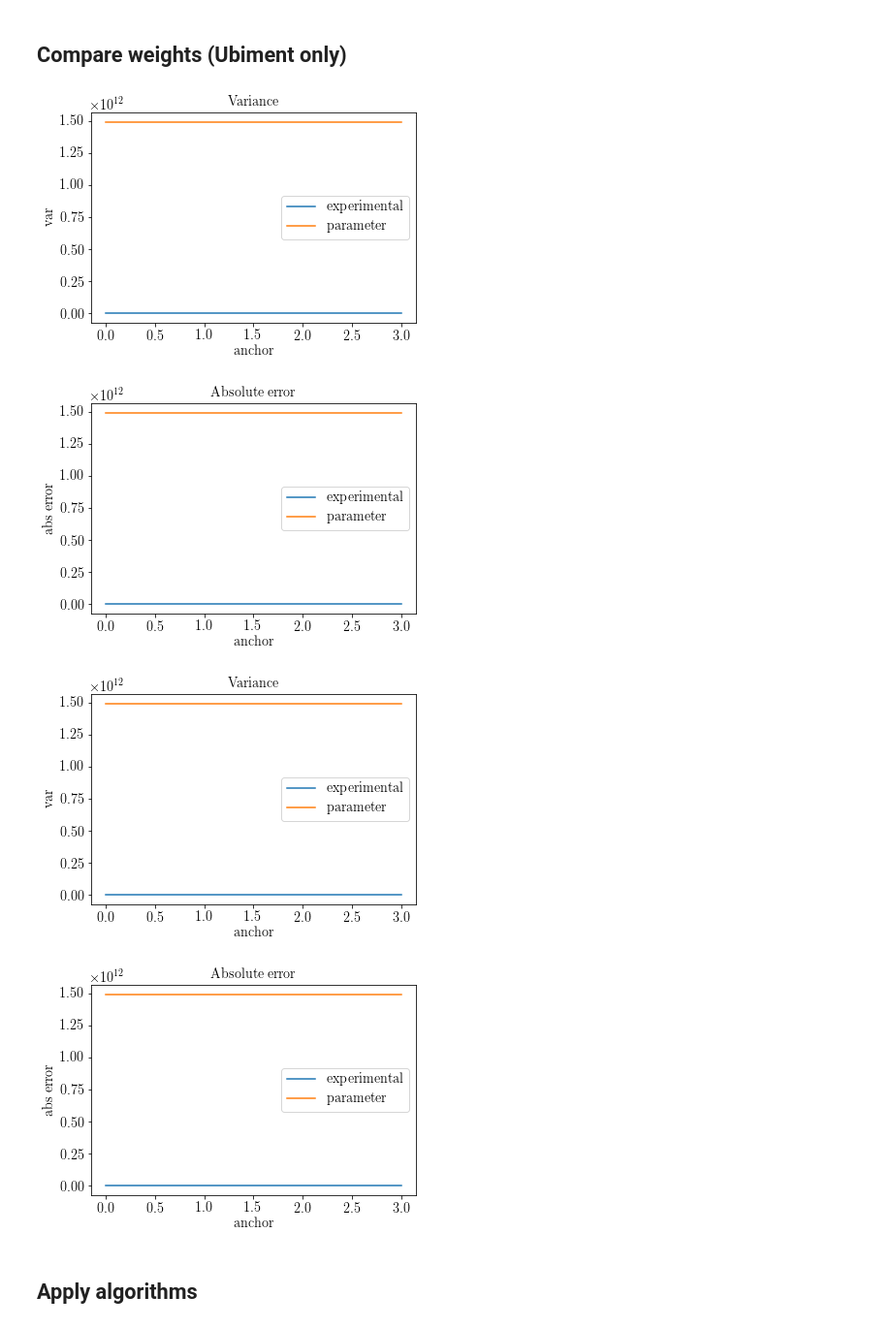
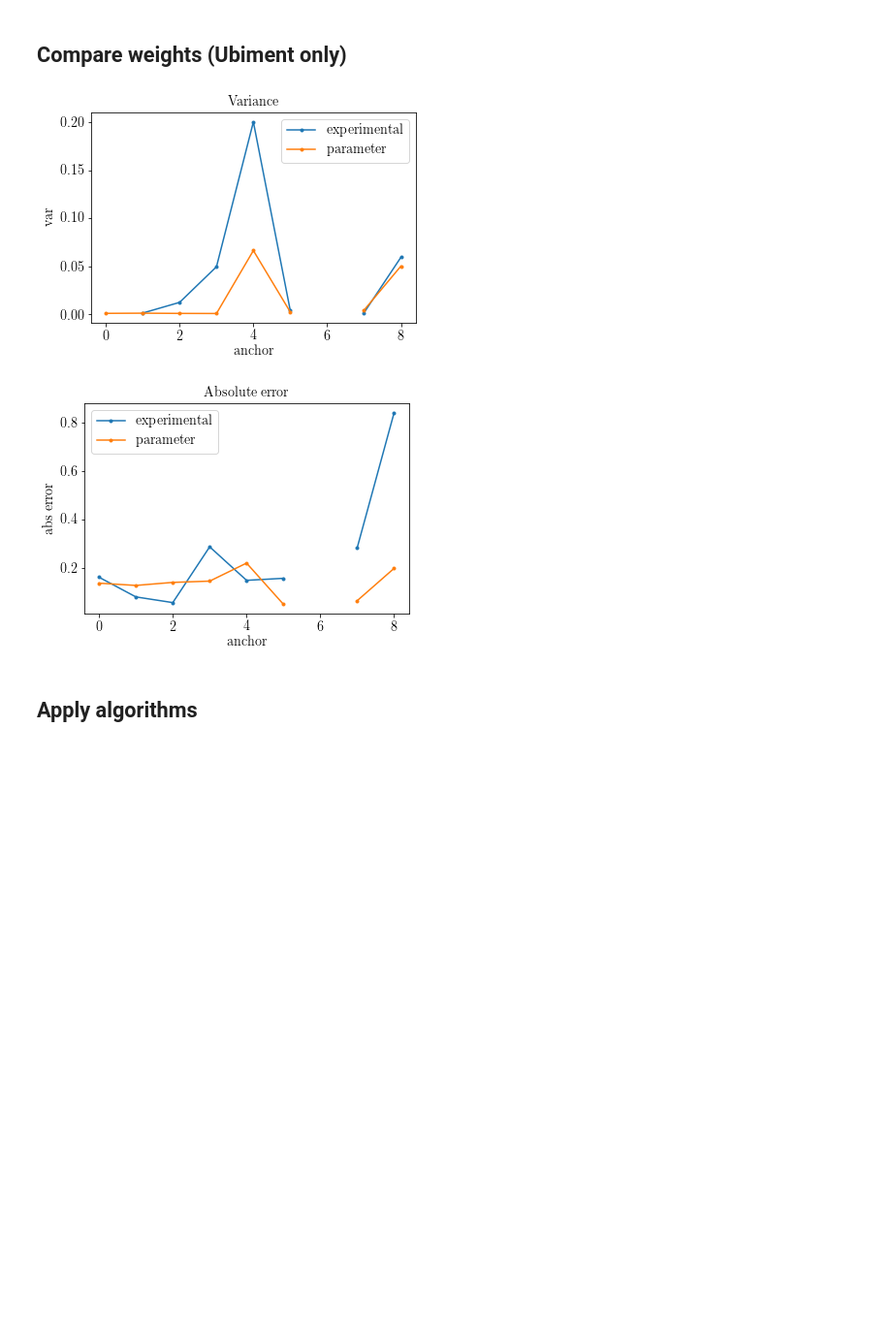
Before and after one commit to LCAV/pylocus, a Jupyter notebook: EvaluateData.ipynb, the cells around one changed output. Shown at 97% size. Saved outputs shown, nothing was run; the diff lists cells and outputs as text; code cells hidden in the pictures; blank space fills up the shorter version.

```diff
--- a/EvaluateData.ipynb
+++ b/EvaluateData.ipynb
@@ -13,8 +13,8 @@ plt.style.use('latex.mplstyle')
 import plots_cti as plots
 from experiments import read_experimental_data,N_POSITIONS
 
-tool = 'Pozyx'
-#tool = 'Ubiment'
+#tool = 'Pozyx'
+tool = 'Ubiment'
 april_tag_id = 333
 pozyx_tag_id = 28486
 
@@ -40,36 +39,37 @@ results, anchors = read_experimental_data(path, name, runs, tag_ids, weighted)
 # %%
 from point_configuration import HeterogenousConfiguration, PointConfiguration, dm_from_edm, create_from_points, edm_from_dm
 from plots_cti import plot_matrix
 index = -1
 for result in results:
     var_exp = [np.var(d) for d in result.distances]
+    var_exp[var_exp==0] = np.nan
     var = np.delete(result.var_avg[index,:],index)
-    plt.plot(var_exp, label='experimental')
-    plt.plot(var, label='parameter')
+    var[var==0] = np.nan
+    plt.plot(var_exp, '.-', label='experimental')
+    plt.plot(var, '.-', label='parameter')
     plt.title('Variance')
     plt.xlabel('anchor')
     plt.ylabel('var')
     plt.legend(loc='best')
     plt.show()
 
     real_points = np.r_[anchors,result.real.reshape((1,-1))]
     porig = create_from_points(real_points, HeterogenousConfiguration)
-    abs_error_exp = np.sqrt(np.abs(result.edm_avg[index,:] - porig.edm[index,:]))
+    abs_error_exp = np.abs(np.sqrt(result.edm_avg[index,:]) - np.sqrt(porig.edm[index,:]))
     abs_error_exp[result.edm_avg[index,:]==0] = np.nan
     abs_error = np.delete(result.abs_error_avg[index,:],index)
+    abs_error[abs_error==0] = np.nan
 
-    plt.plot(abs_error_exp, label='experimental')
-    plt.plot(abs_error, label='parameter')
+    plt.plot(abs_error_exp, '.-', label='experimental')
+    plt.plot(abs_error, '.-', label='parameter')
     plt.title('Absolute error')
     plt.xlabel('anchor')
     plt.ylabel('abs error')
     plt.legend(loc='best')
     plt.show()
 # %% [output]
-[figure, old version]
+[figure, new version]
-[figure, old version]
+[figure, new version]
-[figure, removed]
-[figure, removed]
 # %% [markdown]
 ## Apply algorithms
 # %%
```
Also changed, not shown: parts of 1 cell of this notebook, 2 other files.
